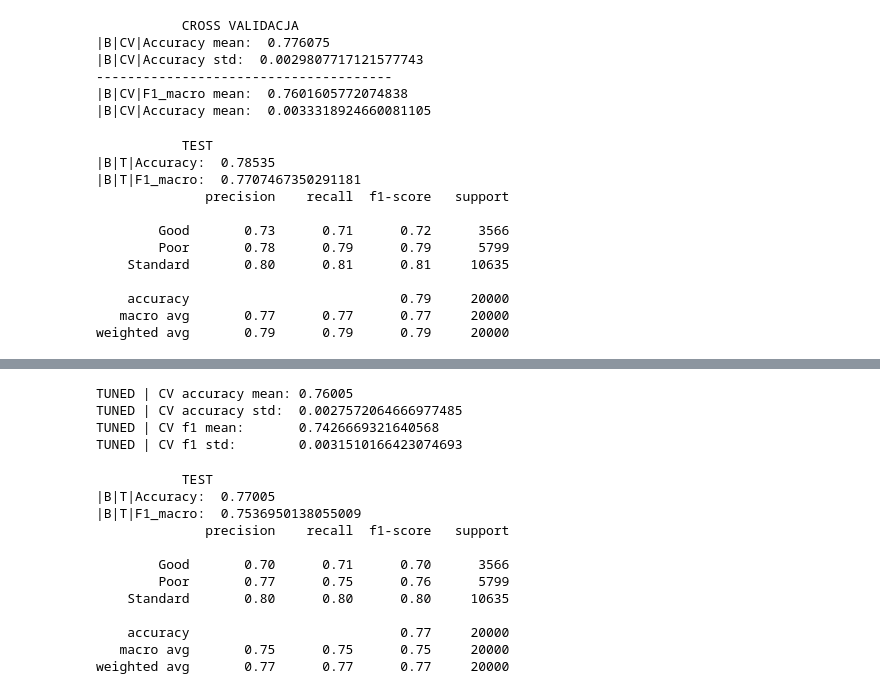
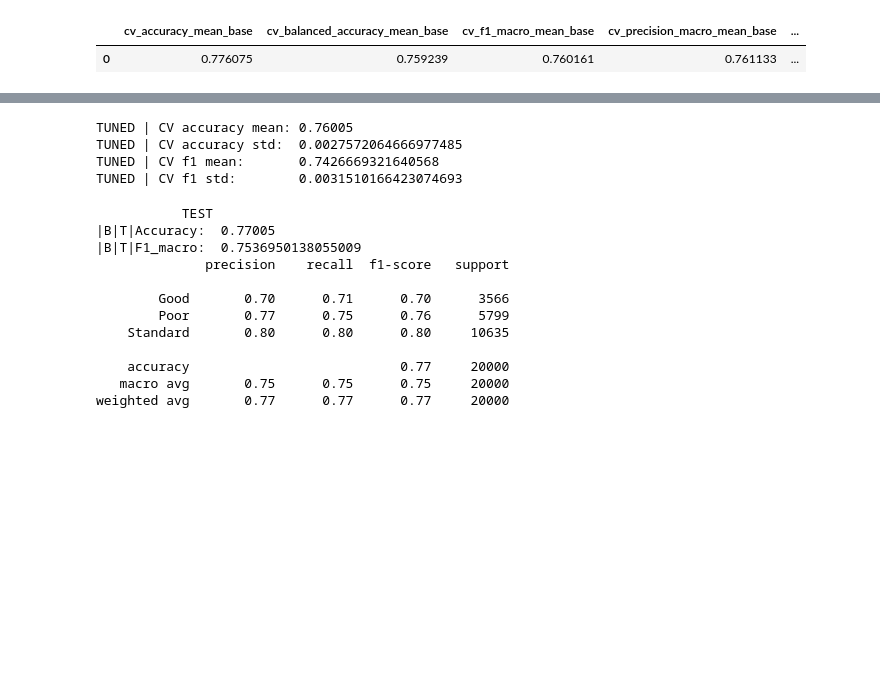
Before and after one commit to JakubKrzak/credit-classification-ml, a Jupyter notebook: notebooks/randomforest.ipynb, the cells around one changed output, grey strips where cells are left out. Drawn from its saved outputs; the diff is of its cells as text; code cells hidden in the pictures; blank space fills up the shorter version.

```diff
--- a/notebooks/randomforest.ipynb
+++ b/notebooks/randomforest.ipynb
@@ -27,67 +40,44 @@ prep = preprocessing_pipeline()
 # %%
 forest_clf = Pipeline([
     ("clean", clean),
     ("prep", prep),
     ("forest_clf", RandomForestClassifier(random_state=42))
 ])
 
 cv = StratifiedKFold(n_splits=5, shuffle=True ,random_state=42)
 
-scoring = ["accuracy","f1_macro"]
+scoring = {
+    "accuracy": "accuracy",
+    "balanced_accuracy": "balanced_accuracy",
+    "f1_macro": "f1_macro",
+    "precision_macro": "precision_macro",
+    "recall_macro": "recall_macro",
+}
 
-cv_base = cross_validate(
+cv_result_base = cross_validate(
     forest_clf,
     X_train,
     y_train,
     scoring=scoring,
     cv=cv,
     n_jobs=-1,
     return_train_score=False,
 )
 
-#metryki oceny cross validacji
-cv_acc_mean_base = cv_base['test_accuracy'].mean()
-cv_acc_std_base = cv_base['test_accuracy'].std()
+#rate
+cv_base_metrics_mean = {
+    f"cv_{metrics}_mean_base": float(cv_result_base[f"test_{metrics}"].mean())
+    for metrics in scoring.keys()
+}
 
-cv_f1_mean_base = cv_base['test_f1_macro'].mean()
-cv_f1_std_base = cv_base['test_f1_macro'].std()
+cv_base_metrics_std = {
+    f"cv_{metrics}_std_base": float(cv_result_base[f"test_{metrics}"].std())
+    for metrics in scoring.keys()
+}
 
-print("           CROSS VALIDACJA")
-print("|B|CV|Accuracy mean: ", cv_acc_mean_base)
-print("|B|CV|Accuracy std: ", cv_acc_std_base)
-print("--------------------------------------")
-print("|B|CV|F1_macro mean: ", cv_f1_mean_base)
-print("|B|CV|Accuracy mean: ", cv_f1_std_base)
+cv_metrics_base = {**cv_base_metrics_mean, **cv_base_metrics_std}
 
-#Trening na X_test
-forest_clf.fit(X_train, y_train)
-
-y_pred_base = forest_clf.predict(X_test)
-
-test_acc_base = accuracy_score(y_test, y_pred_base)
-test_f1_base  = f1_score(y_test, y_pred_base, average="macro")
-
-print("           TEST")
-print("|B|T|Accuracy: ", test_acc_base)
-print("|B|T|F1_macro: ", test_f1_base)
-
-print(classification_report(y_test, y_pred_base))
+pd.DataFrame([cv_metrics_base])
 # %% [output]
-           CROSS VALIDACJA
-|B|CV|Accuracy mean:  0.776075
-|B|CV|Accuracy std:  0.0029807717121577743
---------------------------------------
-|B|CV|F1_macro mean:  0.7601605772074838
-|B|CV|Accuracy mean:  0.0033318924660081105
-           TEST
-|B|T|Accuracy:  0.78535
-|B|T|F1_macro:  0.7707467350291181
-              precision    recall  f1-score   support
-
-        Good       0.73      0.71      0.72      3566
-        Poor       0.78      0.79      0.79      5799
-    Standard       0.80      0.81      0.81     10635
-
-    accuracy                           0.79     20000
-   macro avg       0.77      0.77      0.77     20000
-weighted avg       0.79      0.79      0.79     20000
+|  | cv_accuracy_mean_base | cv_balanced_accuracy_mean_base | cv_f1_macro_mean_base | cv_precision_macro_mean_base | ... |
+| 0 | 0.776075 | 0.759239 | 0.760161 | 0.761133 | ... |
```
Also changed, not shown: parts of 11 cells of this notebook.
